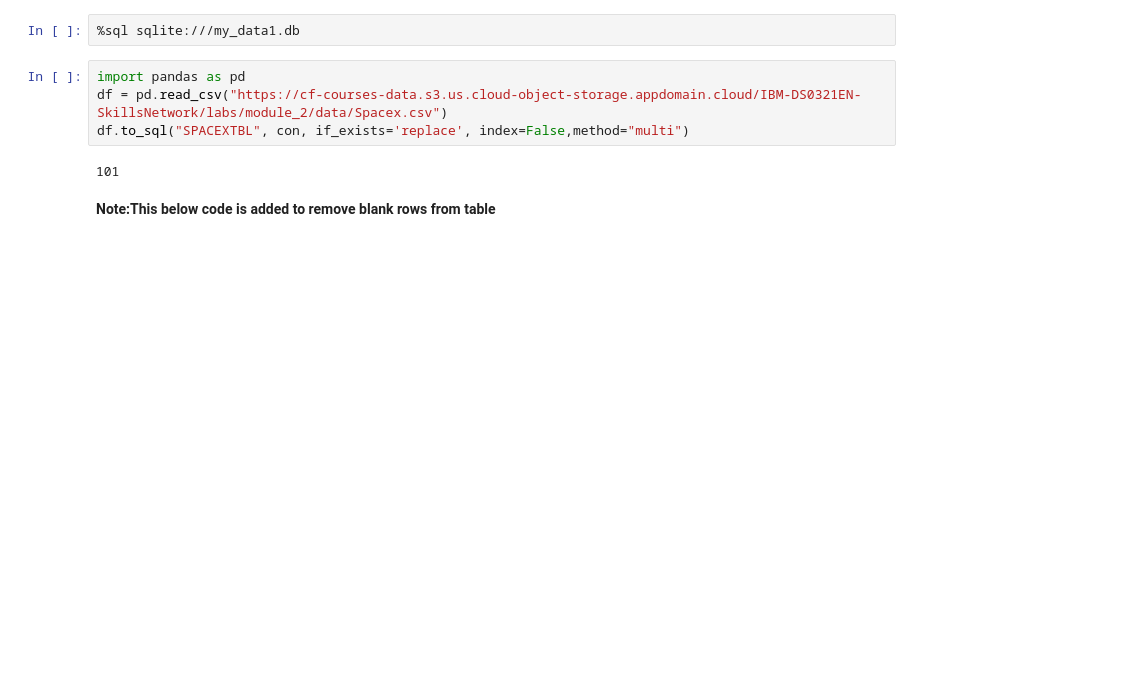
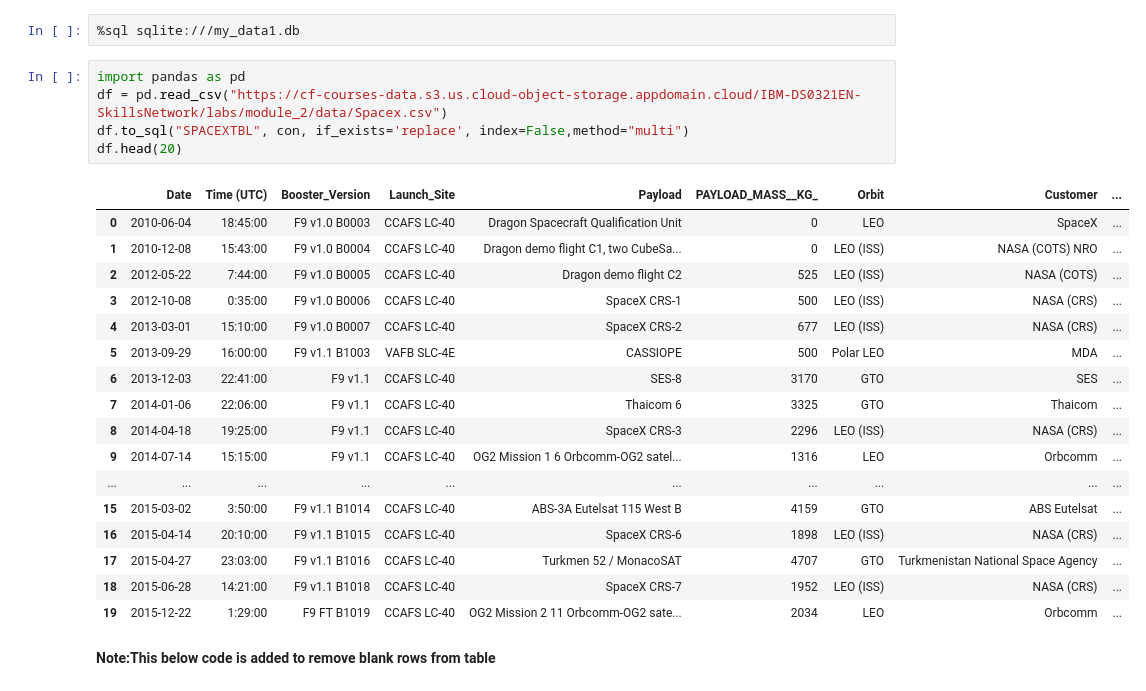
Before and after one commit to flurpo/IBMspx, a Jupyter notebook: jupyter-labs-eda-sql-coursera_sqllite.ipynb, the cells around one changed output. Cells and saved outputs as stored; diff of their text form; blank space fills up the shorter version.

```diff
--- a/jupyter-labs-eda-sql-coursera_sqllite.ipynb
+++ b/jupyter-labs-eda-sql-coursera_sqllite.ipynb
@@ -92,9 +94,26 @@ cur = con.cursor()
 # %%
 import pandas as pd
 df = pd.read_csv("https://cf-courses-data.s3.us.cloud-object-storage.appdomain.cloud/IBM-DS0321EN-SkillsNetwork/labs/module_2/data/Spacex.csv")
 df.to_sql("SPACEXTBL", con, if_exists='replace', index=False,method="multi")
+df.head(20)
 # %% [output]
-101
+|  | Date | Time (UTC) | Booster_Version | Launch_Site | Payload | PAYLOAD_MASS__KG_ | Orbit | Customer | ... |
+| 0 | 2010-06-04 | 18:45:00 | F9 v1.0 B0003 | CCAFS LC-40 | Dragon Spacecraft Qualification Unit | 0 | LEO | SpaceX | ... |
+| 1 | 2010-12-08 | 15:43:00 | F9 v1.0 B0004 | CCAFS LC-40 | Dragon demo flight C1, two CubeSa... | 0 | LEO (ISS) | NASA (COTS) NRO | ... |
+| 2 | 2012-05-22 | 7:44:00 | F9 v1.0 B0005 | CCAFS LC-40 | Dragon demo flight C2 | 525 | LEO (ISS) | NASA (COTS) | ... |
+| 3 | 2012-10-08 | 0:35:00 | F9 v1.0 B0006 | CCAFS LC-40 | SpaceX CRS-1 | 500 | LEO (ISS) | NASA (CRS) | ... |
+| 4 | 2013-03-01 | 15:10:00 | F9 v1.0 B0007 | CCAFS LC-40 | SpaceX CRS-2 | 677 | LEO (ISS) | NASA (CRS) | ... |
+| 5 | 2013-09-29 | 16:00:00 | F9 v1.1 B1003 | VAFB SLC-4E | CASSIOPE | 500 | Polar LEO | MDA | ... |
+| 6 | 2013-12-03 | 22:41:00 | F9 v1.1 | CCAFS LC-40 | SES-8 | 3170 | GTO | SES | ... |
+| 7 | 2014-01-06 | 22:06:00 | F9 v1.1 | CCAFS LC-40 | Thaicom 6 | 3325 | GTO | Thaicom | ... |
+| 8 | 2014-04-18 | 19:25:00 | F9 v1.1 | CCAFS LC-40 | SpaceX CRS-3 | 2296 | LEO (ISS) | NASA (CRS) | ... |
+| 9 | 2014-07-14 | 15:15:00 | F9 v1.1 | CCAFS LC-40 | OG2 Mission 1 6 Orbcomm-OG2 satel... | 1316 | LEO | Orbcomm | ... |
+| ... | ... | ... | ... | ... | ... | ... | ... | ... | ... |
+| 15 | 2015-03-02 | 3:50:00 | F9 v1.1 B1014 | CCAFS LC-40 | ABS-3A Eutelsat 115 West B | 4159 | GTO | ABS Eutelsat | ... |
+| 16 | 2015-04-14 | 20:10:00 | F9 v1.1 B1015 | CCAFS LC-40 | SpaceX CRS-6 | 1898 | LEO (ISS) | NASA (CRS) | ... |
+| 17 | 2015-04-27 | 23:03:00 | F9 v1.1 B1016 | CCAFS LC-40 | Turkmen 52 / MonacoSAT | 4707 | GTO | Turkmenistan National Space Agency | ... |
+| 18 | 2015-06-28 | 14:21:00 | F9 v1.1 B1018 | CCAFS LC-40 | SpaceX CRS-7 | 1952 | LEO (ISS) | NASA (CRS) | ... |
+| 19 | 2015-12-22 | 1:29:00 | F9 FT B1019 | CCAFS LC-40 | OG2 Mission 2 11 Orbcomm-OG2 sate... | 2034 | LEO | Orbcomm | ... |
 # %% [markdown]
 **Note:This below code is added to remove blank rows from table**
 # %%
```
Also changed, not shown: parts of 3 cells of this notebook, 16 other files.
